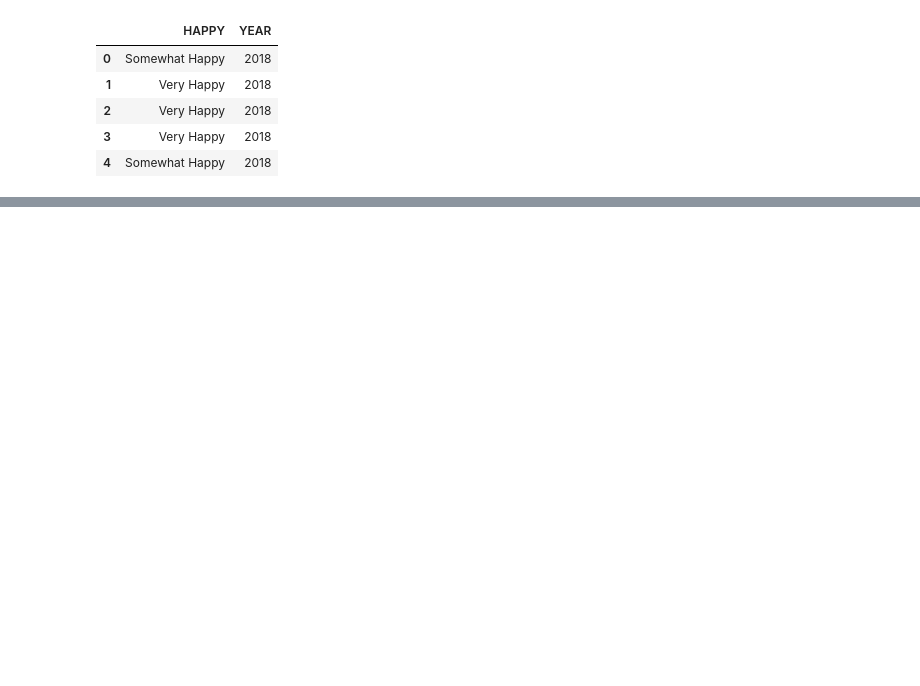
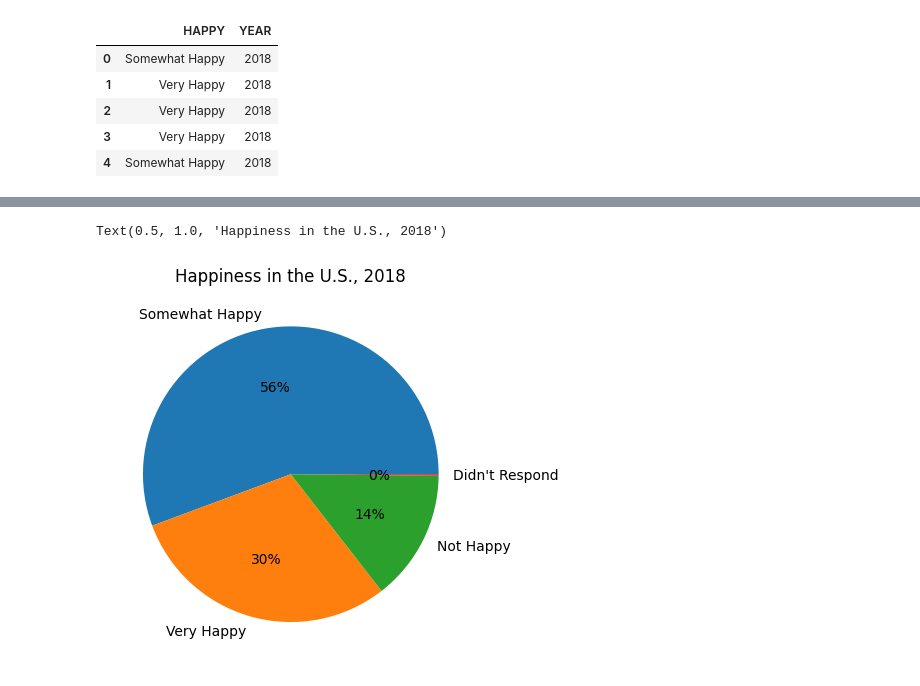
Before and after one commit to DS3001/group5, a Jupyter notebook: Copy_of_john.ipynb, the cells around one changed output, grey strips where cells are left out. Drawn from its saved outputs; the diff is of its cells as text; code cells hidden in the pictures; blank space fills up the shorter version.

```diff
--- a/Copy_of_john.ipynb
+++ b/Copy_of_john.ipynb
@@ -175,0 +190,9 @@ df_wide.plot.density()
+# %%
+# calculating delta of respondents that chose not to answer
+null18 = df18['HAPPY'].isnull().sum()
+null22 = df22['HAPPY'].isnull().sum()
+count18 = df18['HAPPY'].count()
+count22 = df22['HAPPY'].count()
+
+print('null percentage (2018): ' + str(null18 / count18))
+print('null percentage (2022): ' + str(null22 / count22))
@@ -196,0 +244,12 @@ sns.countplot(data=df_merged, x='HAPPY', hue='YEAR')
+# %%
+data18 = [1307, 701, 336, null18]
+data22 = [1942, 779, 799, null22]
+labels = ['Somewhat Happy', 'Very Happy', 'Not Happy', "Didn't Respond"]
+# %%
+# 2018 pie chart
+
+plt.pie(data18, labels=labels, autopct='%.0f%%')
+plt.title('Happiness in the U.S., 2018')
+# %% [output]
+Text(0.5, 1.0, 'Happiness in the U.S., 2018')
+[figure, added]
```
Also changed, not shown: parts of 10 cells of this notebook.
